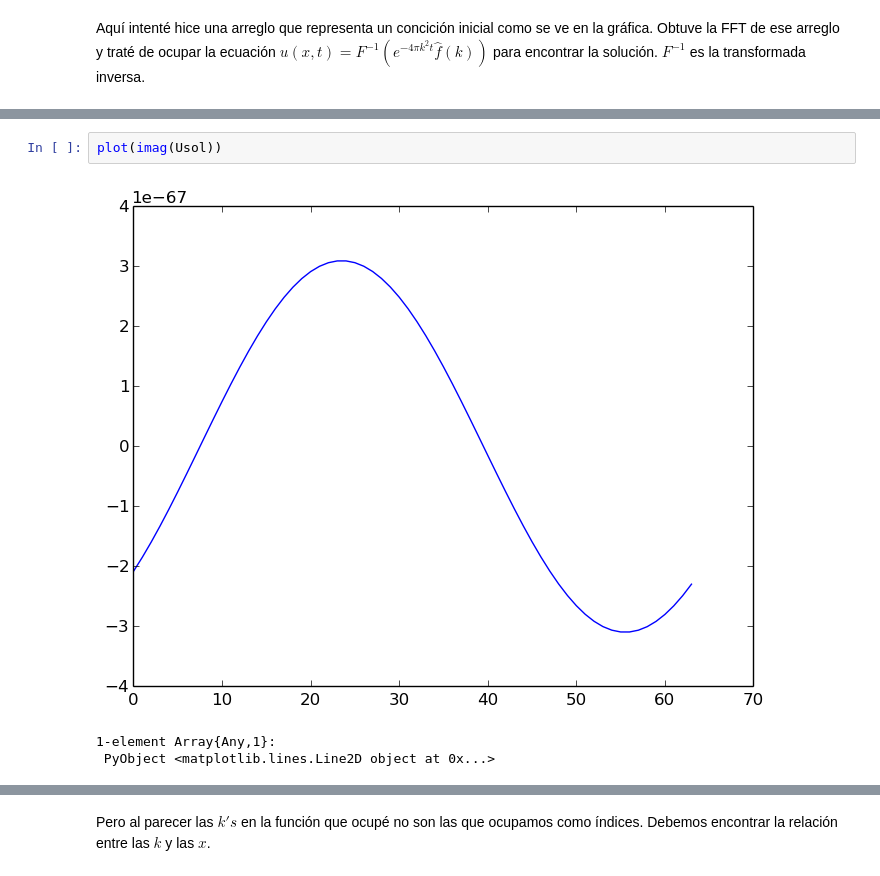
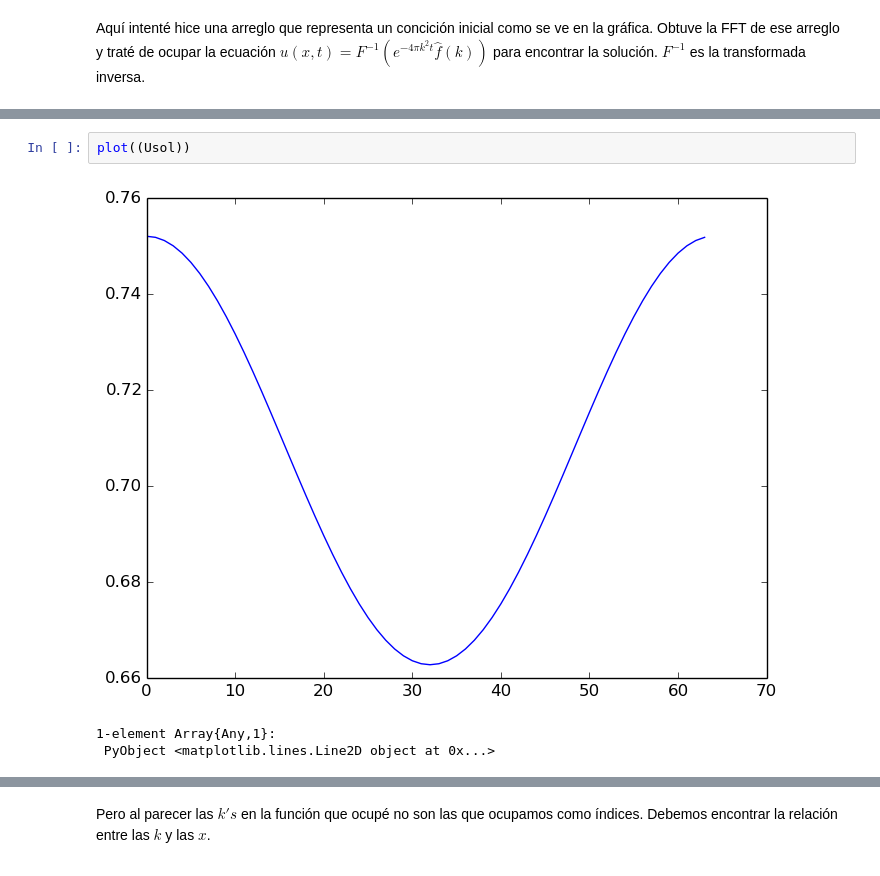
Before and after one commit to carlosmvillegasb/ProyectoFinal, a Jupyter notebook: ProyectoFourier_Granados-Villegas.ipynb, the cells around one changed output, grey strips where cells are left out. Saved outputs shown, nothing was run; the diff lists cells and outputs as text.

```diff
--- a/ProyectoFourier_Granados-Villegas.ipynb
+++ b/ProyectoFourier_Granados-Villegas.ipynb
@@ -196,6 +179,6 @@ Usol=ifft(U)
 # %%
-plot(imag(Usol))
+plot((Usol))
 # %% [output]
-[figure, old version]
+[figure, new version]
 1-element Array{Any,1}:
  PyObject <matplotlib.lines.Line2D object at 0x...>
```
Also changed, not shown: parts of 11 cells of this notebook.
